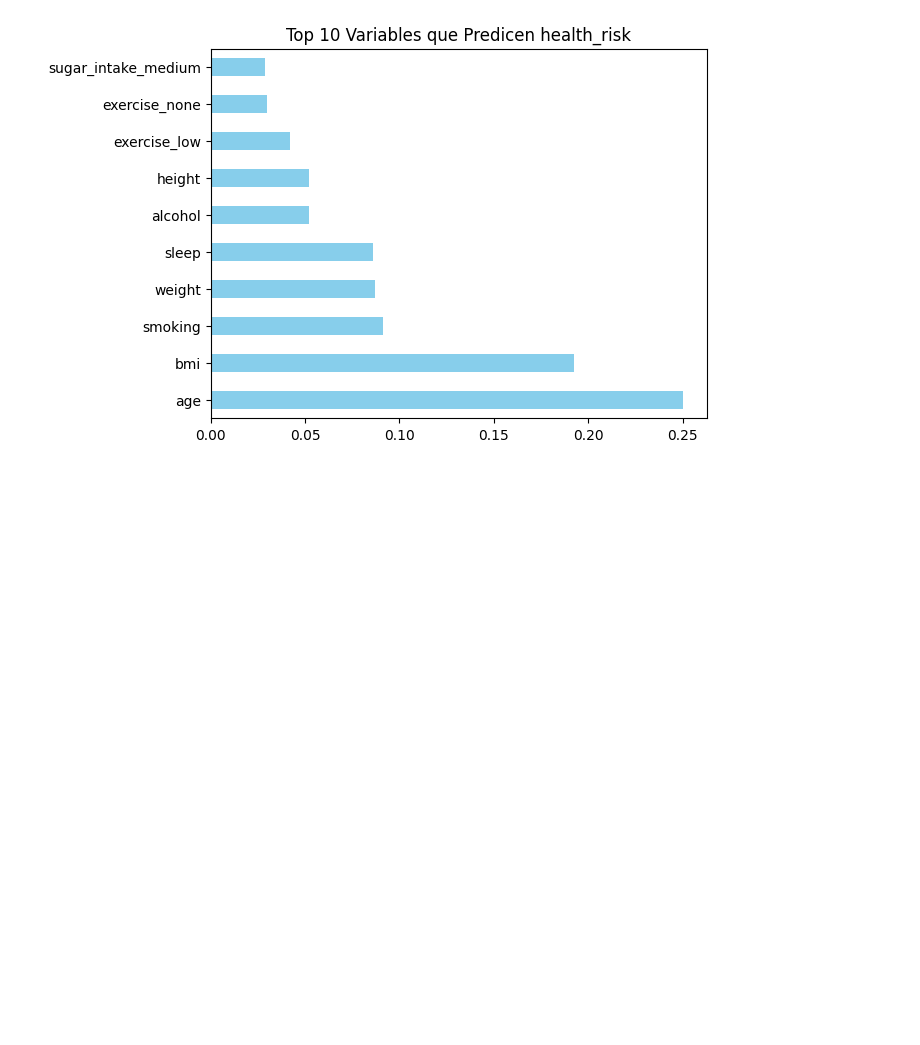
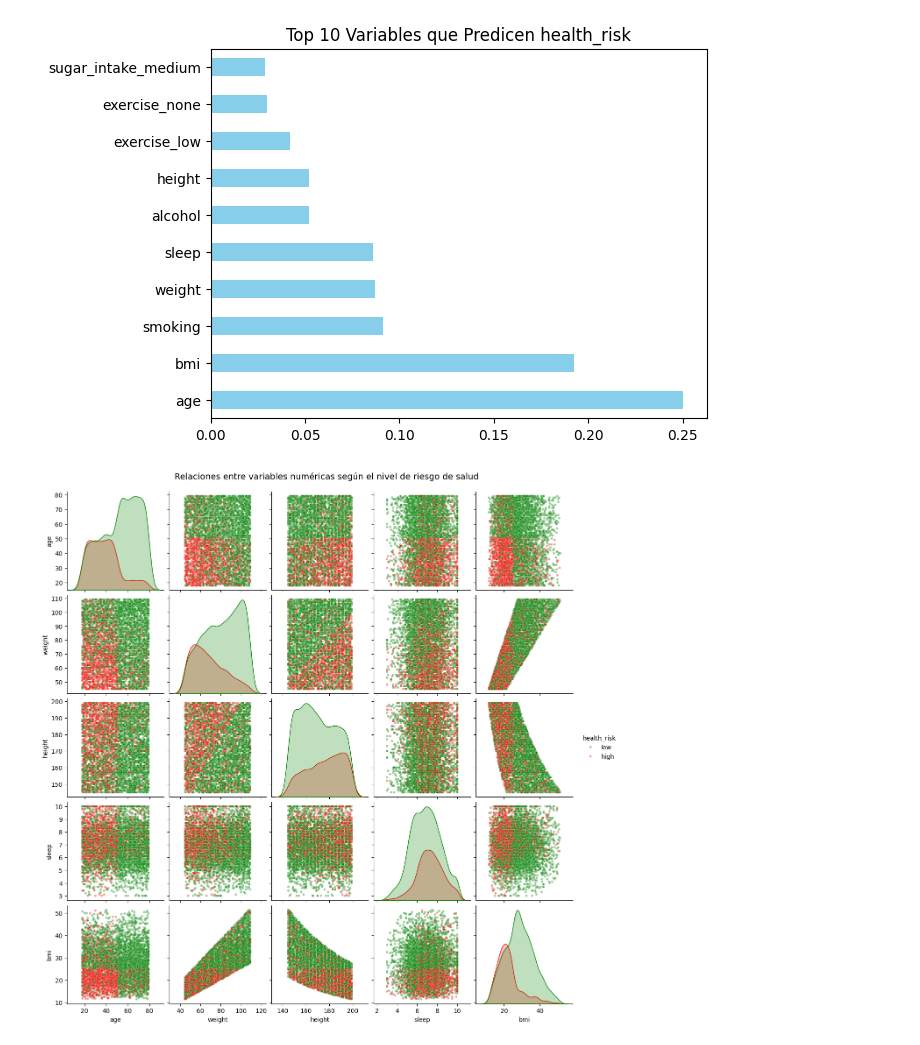
Before and after one commit to kannhpj/data-labs-proyecto, a Jupyter notebook: notebooks/02_Exploracion_datos.ipynb, the cells around one changed output. Saved outputs shown, nothing was run; the diff lists cells and outputs as text; code cells hidden in the pictures; blank space fills up the shorter version.

Commit message:
Análisis de riesgo de salud - modelo de regresión logística

```diff
--- a/notebooks/02_Exploracion_datos.ipynb
+++ b/notebooks/02_Exploracion_datos.ipynb
@@ -246,3 +246,29 @@ plt.title("Top 10 Variables que Predicen health_risk")
 plt.show()
 # %% [output]
 [figure]
+# %%
+# Gráfico de dispersión pareado
+import seaborn as sns
+import matplotlib.pyplot as plt
+
+# Variables numéricas continuas
+cols_numericas = ['age', 'weight', 'height', 'sleep', 'bmi']
+
+# Asegúrate de que 'health_risk' sea texto y no 0/1
+df['health_risk'] = df['health_risk'].replace({0: 'low', 1: 'high'})
+
+# Pairplot con color según el nivel de riesgo de salud
+sns.pairplot(
+    data=df,
+    vars=cols_numericas,
+    hue="health_risk",                      # Colorear por nivel de riesgo
+    diag_kind="kde",
+    palette={"low": "green", "high": "red"}, # Colores personalizados
+    plot_kws={"alpha": 0.4, "s": 15}
+)
+
+plt.suptitle("Relaciones entre variables numéricas según el nivel de riesgo de salud",
+             y=1.02, fontsize=14)
+plt.show()
+# %% [output]
+[figure, added]
```
Also changed, not shown: parts of 2 cells of this notebook.
